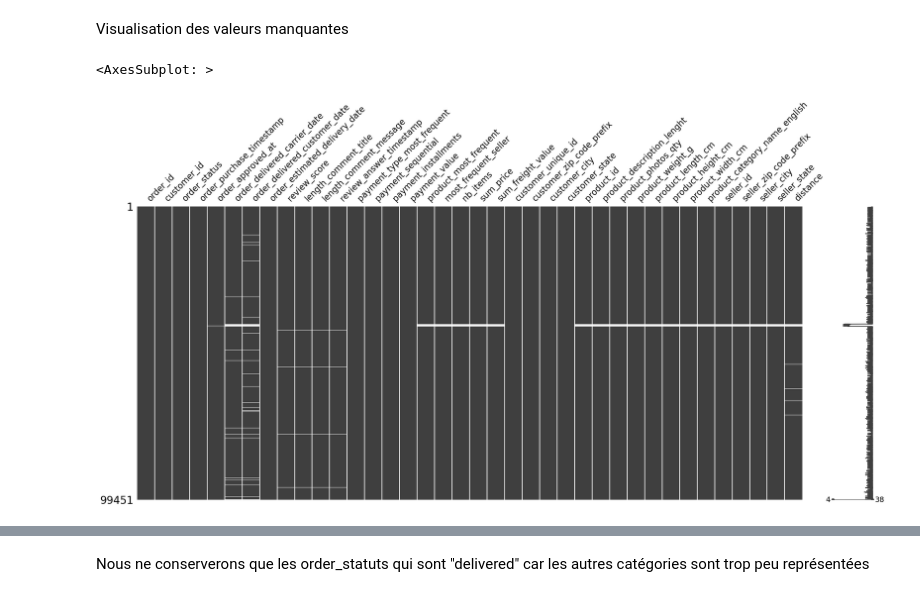
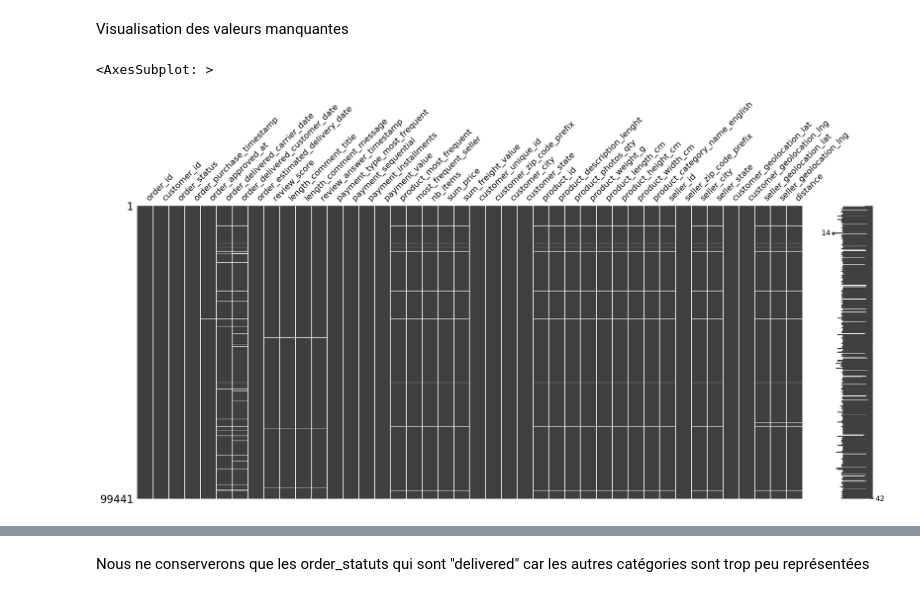
Before and after one commit to StevenDelval/segmentation_client, a Jupyter notebook: analyse.ipynb, the cells around one changed output, grey strips where cells are left out. Cells and saved outputs as stored; diff of their text form; code cells hidden in the pictures.

```diff
--- a/analyse.ipynb
+++ b/analyse.ipynb
@@ -175,7 +175,7 @@ df_merge = df_merge.merge(df_olist_order_payments_dataset,how="outer",on="order_
 df_merge = df_merge.merge(df_olist_order_items_dataset,how="outer",on="order_id")
 df_merge = df_merge.merge(df_olist_customers_dataset,how="outer",on="customer_id")
 df_merge = df_merge.merge(df_product,how="left",right_on='product_id',left_on="product_most_frequent")
-df_merge = df_merge.merge(df_olist_sellers_dataset,how="outer",left_on="most_frequent_seller",right_on="seller_id")
+df_merge = df_merge.merge(df_olist_sellers_dataset,how="left",left_on="most_frequent_seller",right_on="seller_id")
 # %%
 # Group the dataframe by zip code and aggregate by median latitude and median longitude
 zip_code_lat_long = df_olist_geolocation_dataset.groupby('geolocation_zip_code_prefix').agg({'geolocation_lat': 'median', 'geolocation_lng': 'median'}).reset_index()
@@ -199,16 +182,15 @@ print(zip_code_lat_long)
+# %%
+df_merge["seller_zip_code_prefix"].fillna(0,inplace=True)
+df_merge["seller_zip_code_prefix"] = df_merge["seller_zip_code_prefix"].astype("int32")
 # %%
-import math
-
 df_merge = df_merge.merge(zip_code_lat_long,how="left",left_on="customer_zip_code_prefix",right_on="geolocation_zip_code_prefix")
 df_merge.rename(columns={"geolocation_lat":"customer_geolocation_lat","geolocation_lng":"customer_geolocation_lng"}, inplace=True)
 df_merge.drop("geolocation_zip_code_prefix", axis=1,inplace=True)
+
 df_merge = df_merge.merge(zip_code_lat_long,how="left",left_on="seller_zip_code_prefix",right_on="geolocation_zip_code_prefix")
 df_merge.rename(columns={"geolocation_lat":"seller_geolocation_lat","geolocation_lng":"seller_geolocation_lng"}, inplace=True)
 df_merge.drop("geolocation_zip_code_prefix", axis=1,inplace=True)
 
-df_merge['distance'] = math.dist([df_merge.customer_geolocation_lat,df_merge.customer_geolocation_lng],[df_merge.seller_geolocation_lat,df_merge.seller_geolocation_lng])
 
-# df_merge['distance'] = ((df_merge.customer_geolocation_lat - df_merge.seller_geolocation_lat)**2 +
-#                         (df_merge.customer_geolocation_lng - df_merge.seller_geolocation_lng)**2)**0.5
 
-df_merge.drop(["customer_geolocation_lat","customer_geolocation_lng","seller_geolocation_lat","seller_geolocation_lng"], axis=1,inplace=True)
+df_merge['distance'] = ((df_merge.customer_geolocation_lat - df_merge.seller_geolocation_lat)**2 + (df_merge.customer_geolocation_lng - df_merge.seller_geolocation_lng)**2)**0.5
@@ -232,10 +197,10 @@ Name: distance, Length: 99451, dtype: float64
 # %% [markdown]
 Visualisation des valeurs manquantes
 # %%
-stop
+
 import missingno as msno
 
 msno.matrix(df_merge)
 # %% [output]
 <AxesSubplot: >
-[figure, old version]
+[figure, new version]
```
Also changed, not shown: parts of 16 cells of this notebook, 3 other files.
